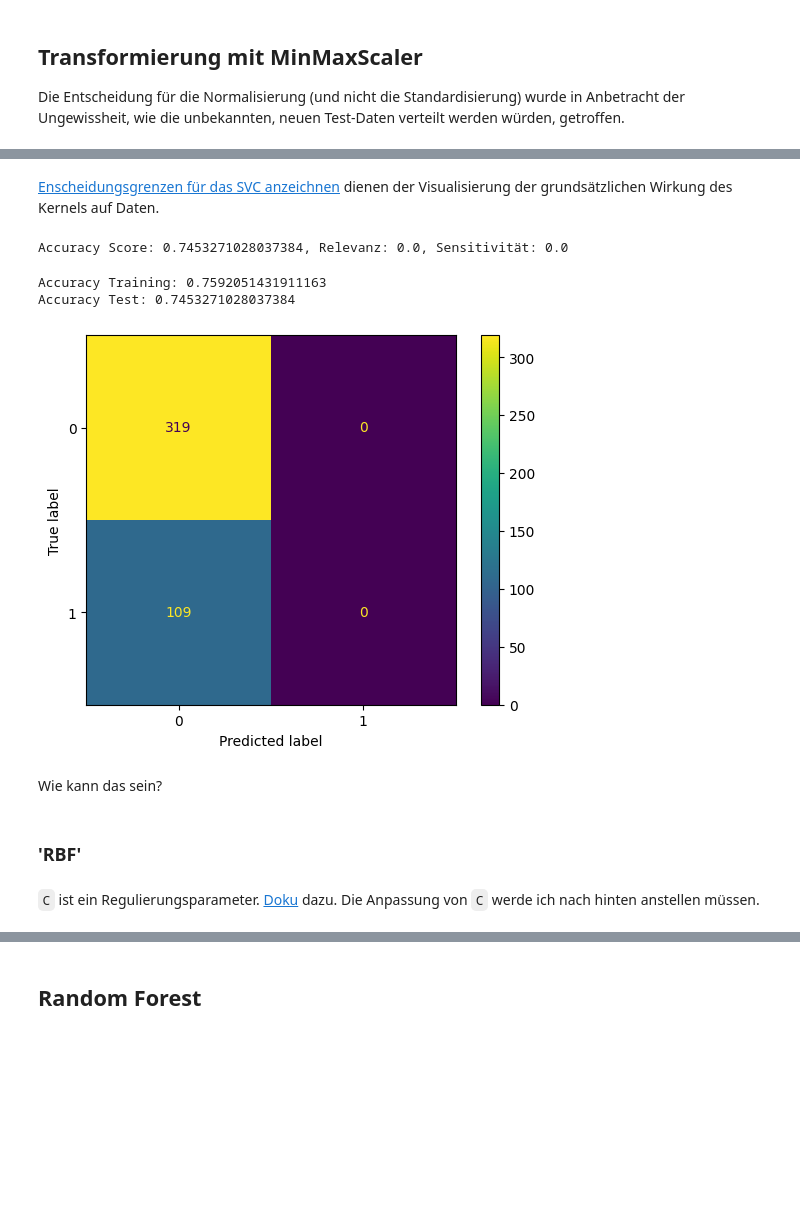
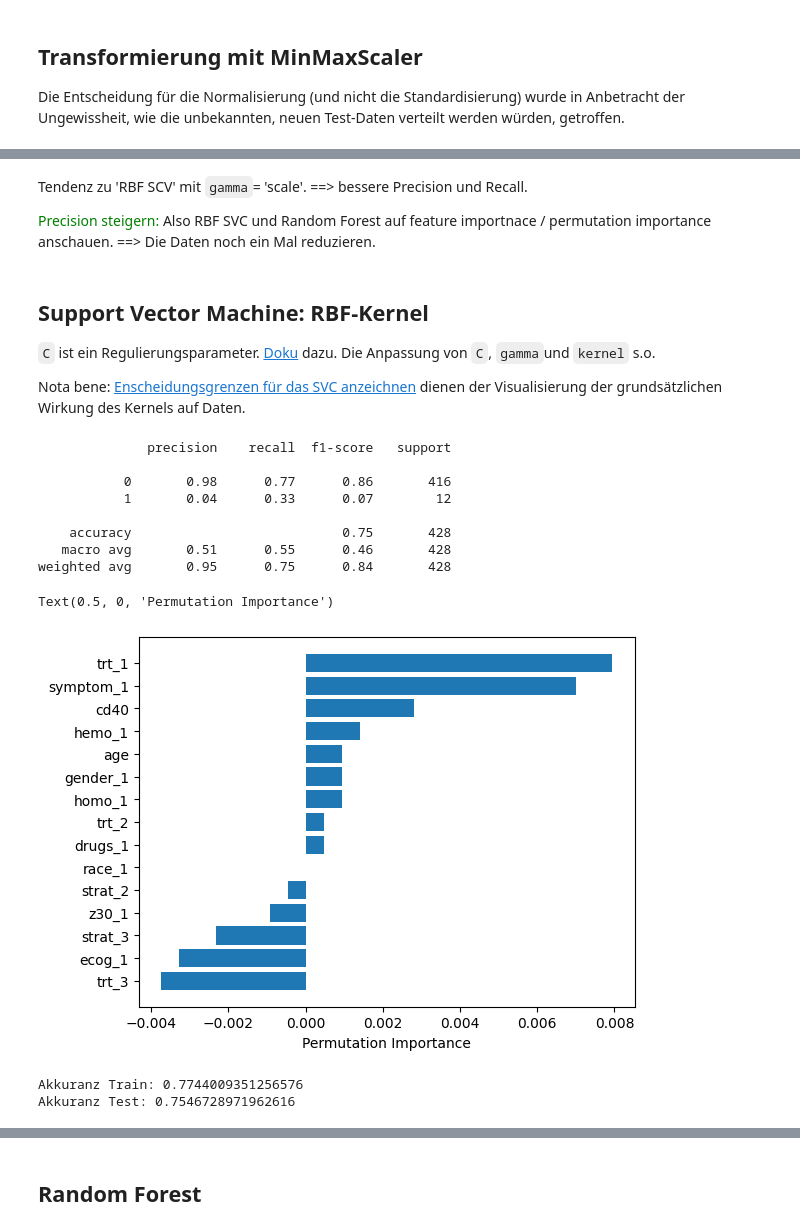
Before and after one commit to bogatyr-e/ml-prediction-aids, a Jupyter notebook: src/ml-survival-project.ipynb, the cells around one changed output, grey strips where cells are left out. Cells and saved outputs as stored; diff of their text form; code cells hidden in the pictures; blank space fills up the shorter version.

```diff
--- a/src/ml-survival-project.ipynb
+++ b/src/ml-survival-project.ipynb
@@ -145,39 +302,51 @@ Ok. Die Differenz bei `CD-4` ist keiner geworden.
+# %% [markdown]
+Tendenz zu 'RBF SCV' mit `gamma`= 'scale'. ==> bessere Precision und Recall.
+
+<span style=color:green>Precision steigern:</span> Also RBF SVC und Random Forest auf feature importnace / permutation importance anschauen. ==> Die Daten noch ein Mal reduzieren.
 # %% [markdown]
+## Support Vector Machine: RBF-Kernel
 
-[Enscheidungsgrenzen für das SVC anzeichnen](https://scikit--learn-org.translate.goog/1.5/auto_examples/svm/plot_svm_kernels.html?_x_tr_sl=en&_x_tr_tl=de&_x_tr_hl=de&_x_tr_pto=rq#sphx-glr-auto-examples-svm-plot-svm-kernels-py) dienen der Visualisierung der grundsätzlichen Wirkung des Kernels auf Daten.
+`C` ist ein Regulierungsparameter. [Doku](https://scikit--learn-org.translate.goog/1.5/auto_examples/svm/plot_svm_scale_c.html?_x_tr_sl=en&_x_tr_tl=de&_x_tr_hl=de&_x_tr_pto=rq#sphx-glr-auto-examples-svm-plot-svm-scale-c-py) dazu. Die Anpassung von `C`, `gamma`und `kernel` s.o.
+
+
+Nota bene: [Enscheidungsgrenzen für das SVC anzeichnen](https://scikit--learn-org.translate.goog/1.5/auto_examples/svm/plot_svm_kernels.html?_x_tr_sl=en&_x_tr_tl=de&_x_tr_hl=de&_x_tr_pto=rq#sphx-glr-auto-examples-svm-plot-svm-kernels-py) dienen der Visualisierung der grundsätzlichen Wirkung des Kernels auf Daten.
-# %%
-#Create a svm Classifier
-
-
-clf = svm.SVC(kernel='linear', C=2, probability=True, random_state=42) # Linear Kernel # RBF # Sigmoid # Tanh
-clf.fit(X_train, y_train) #training
-
-#Predict the response for test dataset
-y_pred = clf.predict(X_test)
-
-accu = metrics.accuracy_score(y_test, y_pred) # how often is the classifier correct?
-precision = precision_score(y_test, y_pred)
-recall = recall_score(y_test, y_pred)
-
-print("Accuracy Score: {}, Relevanz: {}, Sensitivität: {}".format(accu, precision,recall))
-# %% [output]
-Accuracy Score: 0.7453271028037384, Relevanz: 0.0, Sensitivität: 0.0
+# %%
+from sklearn.metrics import classification_report
+
+clf =  SVC(kernel='rbf', C=1.5, gamma='scale', random_state=42)
+clf.fit(X_train, y_train)
+y_pred = clf.predict(X_test)
+
+print(classification_report(y_pred, y_test))
+
+perm_importance = permutation_importance(clf, X_test, y_test)
+
+feature_names = X_train.columns
+features = np.array(feature_names)
+
+sorted_idx = perm_importance.importances_mean.argsort()
+plt.barh(features[sorted_idx], perm_importance.importances_mean[sorted_idx])
+plt.xlabel("Permutation Importance")
+
+#'permutation importance' gibt wieder, wie wichtig ein feature für das vorliegende Modell ist.
+# bei RBF sind die 'coef' nicht verfügbar. - keine feature importance.
+# %% [output]
+              precision    recall  f1-score   support
+
+           0       0.98      0.77      0.86       416
+           1       0.04      0.33      0.07        12
+
+    accuracy                           0.75       428
+   macro avg       0.51      0.55      0.46       428
+weighted avg       0.95      0.75      0.84       428
+Text(0.5, 0, 'Permutation Importance')
+[figure, added]
 # %%
 #Accuracy im Traings- und Testdatensatz
 # wie gut wurde getrennt? Der Unterschied ist nicht groß == guter Spliting
 
-print("Accuracy Training: {}".format(clf.score(X_train, y_train)))
-print("Accuracy Test: {}" .format(clf.score(X_test, y_test)))
+print("Akkuranz Train: {}".format(clf.score(X_train, y_train)))
+print("Akkuranz Test: {}" .format(clf.score(X_test, y_test)))
 # %% [output]
-Accuracy Training: 0.7592051431911163
-Accuracy Test: 0.7453271028037384
+Akkuranz Train: 0.7744009351256576
+Akkuranz Test: 0.7546728971962616
-# %%
-ConfusionMatrixDisplay(confusion_matrix(y_test, y_pred)).plot();
-# %% [output]
-[figure, removed]
-# %% [markdown]
-Wie kann das sein?
-# %% [markdown]
-### 'RBF'
-# %% [markdown]
-`C` ist ein Regulierungsparameter. [Doku](https://scikit--learn-org.translate.goog/1.5/auto_examples/svm/plot_svm_scale_c.html?_x_tr_sl=en&_x_tr_tl=de&_x_tr_hl=de&_x_tr_pto=rq#sphx-glr-auto-examples-svm-plot-svm-scale-c-py) dazu. Die Anpassung von `C` werde ich nach hinten anstellen müssen.
```
Also changed, not shown: parts of 91 cells of this notebook.
